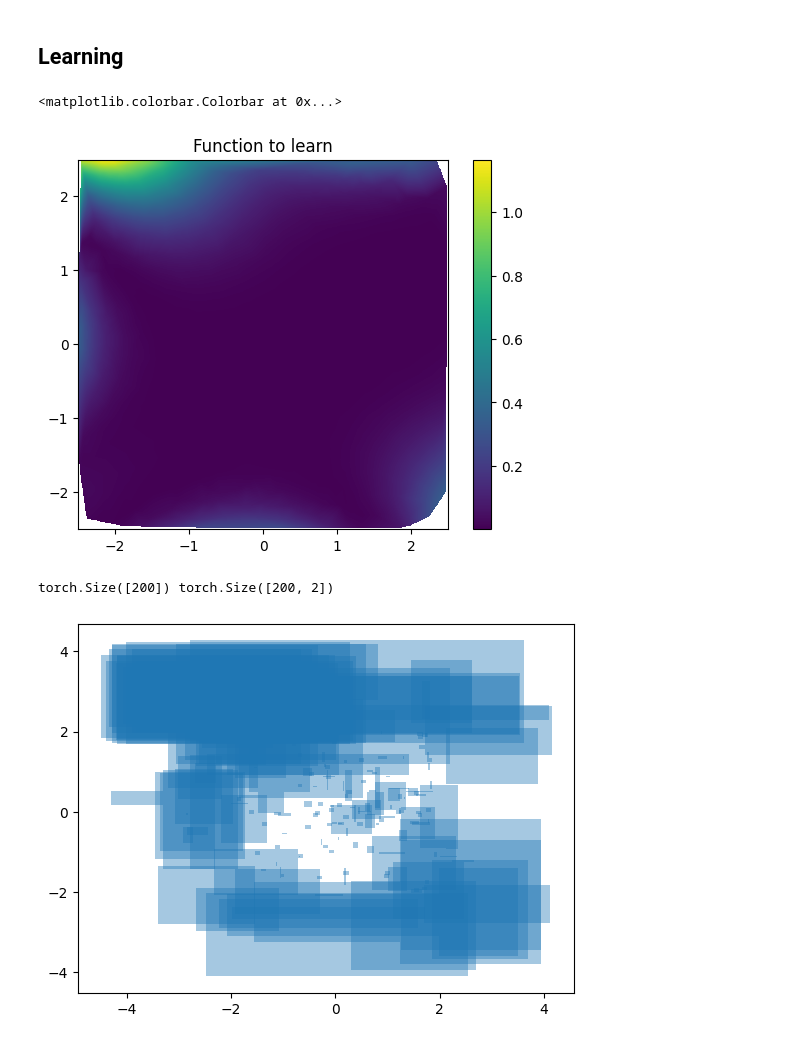
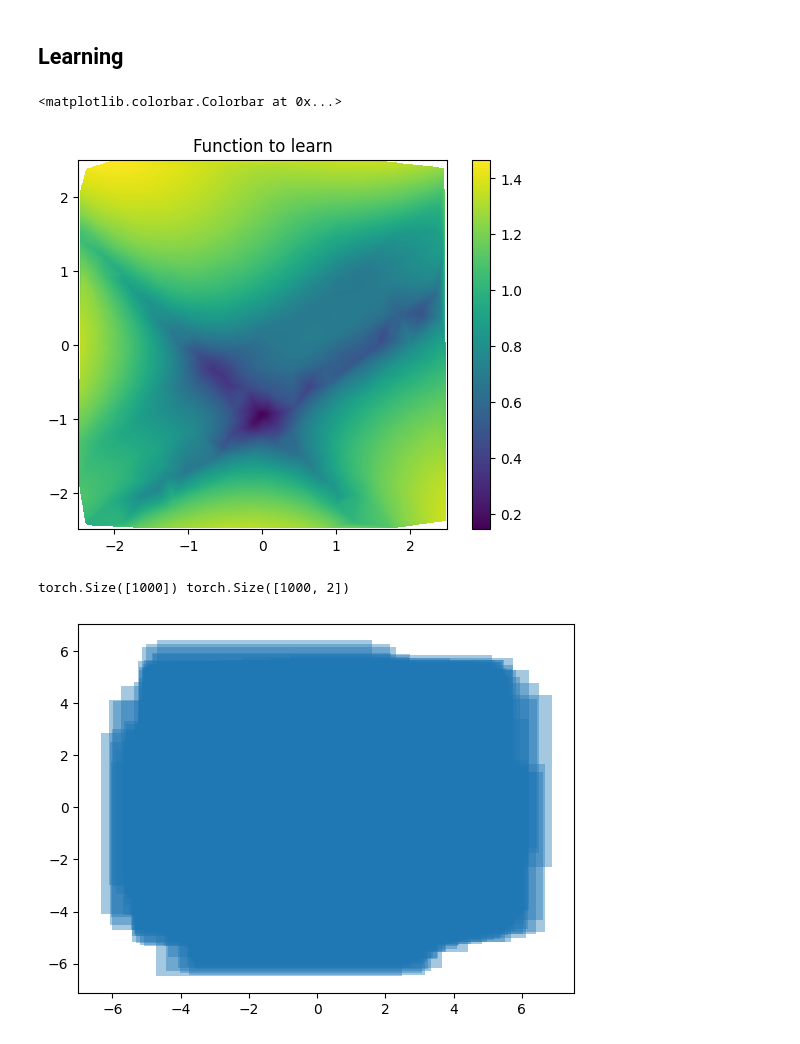
Before and after one commit to nverstaevel/ciel, a Jupyter notebook: examples/gradient_learning/test_gradient_goldstein.ipynb, the cells around one changed output. Saved outputs shown, nothing was run; the diff lists cells and outputs as text; code cells hidden in the pictures.

```diff
--- a/examples/gradient_learning/test_gradient_goldstein.ipynb
+++ b/examples/gradient_learning/test_gradient_goldstein.ipynb
@@ -136,36 +136,36 @@ plot_as_heatmap(ax, X[:, 0], X[:, 1], activations)
 # %%
 from torch.utils.data import TensorDataset, DataLoader
 
 device = "cpu"
 
 def goldstein_price(X):
     X1, X2 = X[:, 0], X[:, 1]
-    return ((1+(X1 + X2 + 1)**2*(19-14*X1+3*X1**2-14*X2+6*X1*X2+3*X2**2))*(30+(2*X1-3*X2)**2*(18-32*X1+12*X1**2+48*X2-36*X1*X2+27*X2**2)))/200000
+    # return ((1+(X1 + X2 + 1)**2*(19-14*X1+3*X1**2-14*X2+6*X1*X2+3*X2**2))*(30+(2*X1-3*X2)**2*(18-32*X1+12*X1**2+48*X2-36*X1*X2+27*X2**2)))/200000
     return torch.log(((1+(X1 + X2 + 1)**2*(19-14*X1+3*X1**2-14*X2+6*X1*X2+3*X2**2))*(30+(2*X1-3*X2)**2*(18-32*X1+12*X1**2+48*X2-36*X1*X2+27*X2**2))))
 
 num_samples = 1000
 test_size = 1000
 num_features = 2
 noise_level = 0.1
 X = (torch.rand(num_samples, num_features)-0.5)*5
 y = (goldstein_price(X)*noise_level).unsqueeze(-1)
 X_test = (torch.rand(num_samples, num_features)-0.5)*5
 y_test = (torch.sin(torch.sqrt(X_test[:, 0]**2 + X_test[:, 1]**2))).unsqueeze(-1)
 train_dataset = TensorDataset(X, y)
 
 X.shape, y.shape
 
 fig = plt.gcf()
 ax = plt.gca()
 # pcm = plot_as_heatmap(ax, X_test[:, 0], X_test[:, 1], y_test)
 pcm = plot_as_heatmap(ax, X[:, 0], X[:, 1], y)
 ax.set_title("Function to learn")
 fig.colorbar(pcm)
 # %% [output]
 <matplotlib.colorbar.Colorbar at 0x...>
-[figure, old version]
+[figure, new version]
 # %%
-n_agents = 200
+n_agents = 1000
 input_dim = 2
 output_dim = 1
 lr = 1e-1
@@ -197,6 +197,7 @@ parameters_hist = [parameters.detach().clone()]
 orthotopes_hist = [orthotopes.detach().clone()]
 
 _step = 0
+losses = []
 for e in range(n_epochs):
     for b_X, b_y in train_dataloader:
         activations = activated(b_X, orthotopes, limit_probability).unsqueeze(-1)
@@ -205,6 +206,7 @@ for e in range(n_epochs):
 
         optimizer.zero_grad()
         loss.backward()
+        losses += [loss.item()]
 
         optimizer.step()
 
@@ -218,5 +220,5 @@ ax = plt.gca()
 ax.scatter(centers[:, 0], centers[:, 1], alpha=0)
 plot_hypercubes(ax, orthotopes.detach())
 # %% [output]
-torch.Size([200]) torch.Size([200, 2])
+torch.Size([1000]) torch.Size([1000, 2])
-[figure, old version]
+[figure, new version]
```
Also changed, not shown: parts of 8 cells of this notebook.
